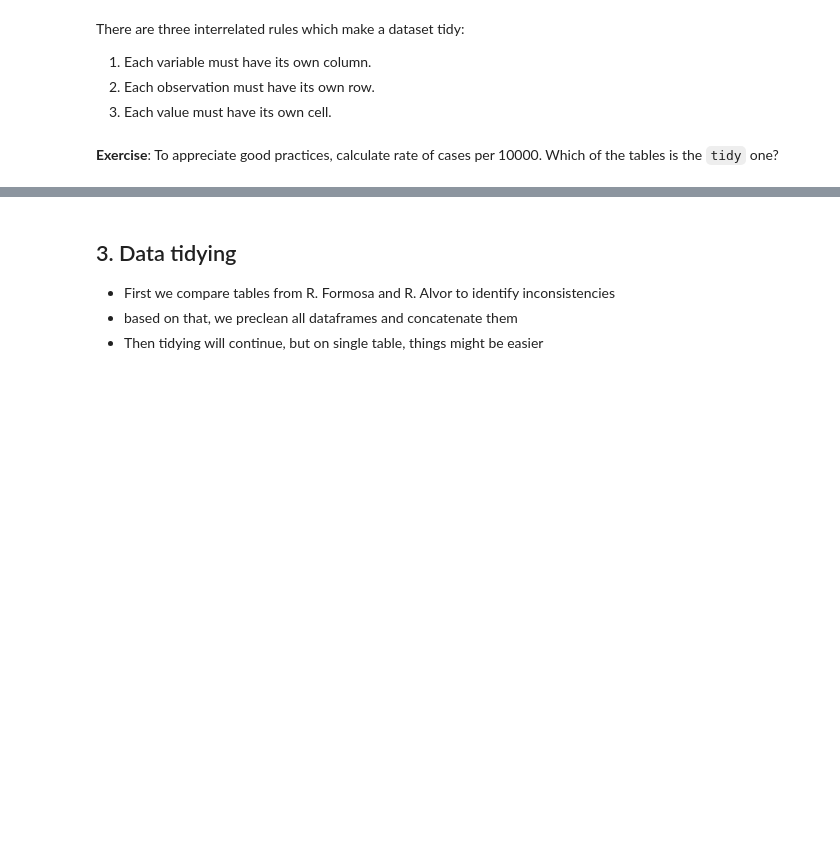
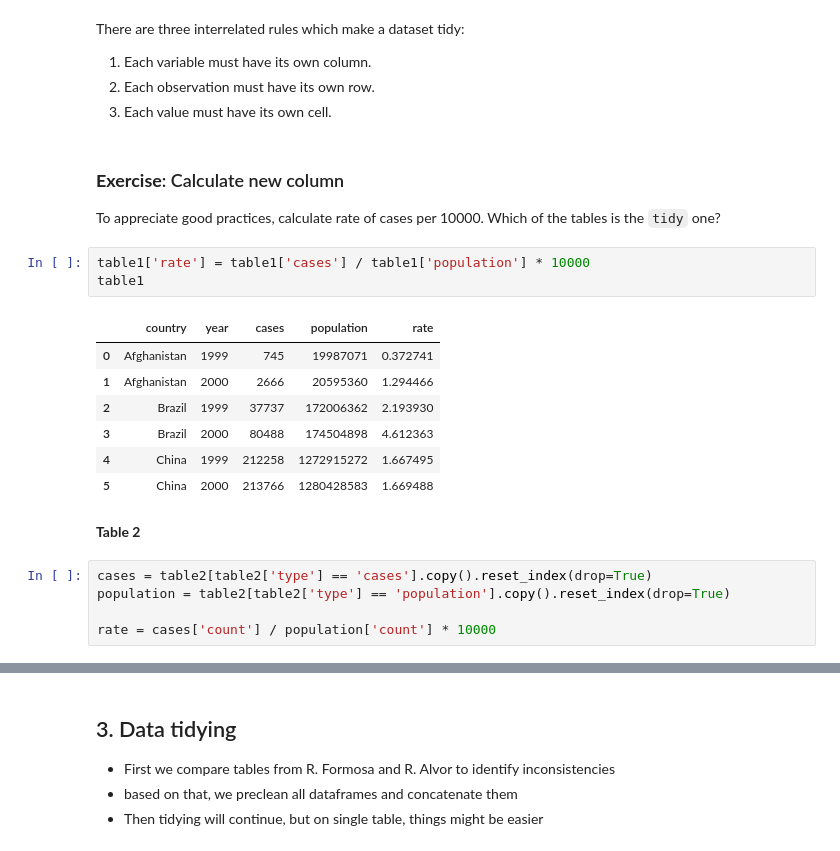
Before and after one commit to Py-ualg/2025-tidy-python, a Jupyter notebook: tutorials/nb2_tidy_data.ipynb, the cells around one changed output, grey strips where cells are left out. Saved outputs shown, nothing was run; the diff lists cells and outputs as text; blank space fills up the shorter version.

```diff
--- a/tutorials/nb2_tidy_data.ipynb
+++ b/tutorials/nb2_tidy_data.ipynb
@@ -166,4 +168,23 @@ There are three interrelated rules which make a dataset tidy:
 2. Each observation must have its own row.
 3. Each value must have its own cell.
 # %% [markdown]
-**Exercise**: To appreciate good practices, calculate rate of cases per 10000. Which of the tables is the `tidy` one?
+### **Exercise**: Calculate new column
+To appreciate good practices, calculate rate of cases per 10000. Which of the tables is the `tidy` one?
+# %%
+table1['rate'] = table1['cases'] / table1['population'] * 10000
+table1
+# %% [output]
+|  | country | year | cases | population | rate |
+| 0 | Afghanistan | 1999 | 745 | 19987071 | 0.372741 |
+| 1 | Afghanistan | 2000 | 2666 | 20595360 | 1.294466 |
+| 2 | Brazil | 1999 | 37737 | 172006362 | 2.193930 |
+| 3 | Brazil | 2000 | 80488 | 174504898 | 4.612363 |
+| 4 | China | 1999 | 212258 | 1272915272 | 1.667495 |
+| 5 | China | 2000 | 213766 | 1280428583 | 1.669488 |
+# %% [markdown]
+**Table 2**
+# %%
+cases = table2[table2['type'] == 'cases'].copy().reset_index(drop=True)
+population = table2[table2['type'] == 'population'].copy().reset_index(drop=True)
+
+rate = cases['count'] / population['count'] * 10000
```
Also changed, not shown: parts of 19 cells of this notebook.
